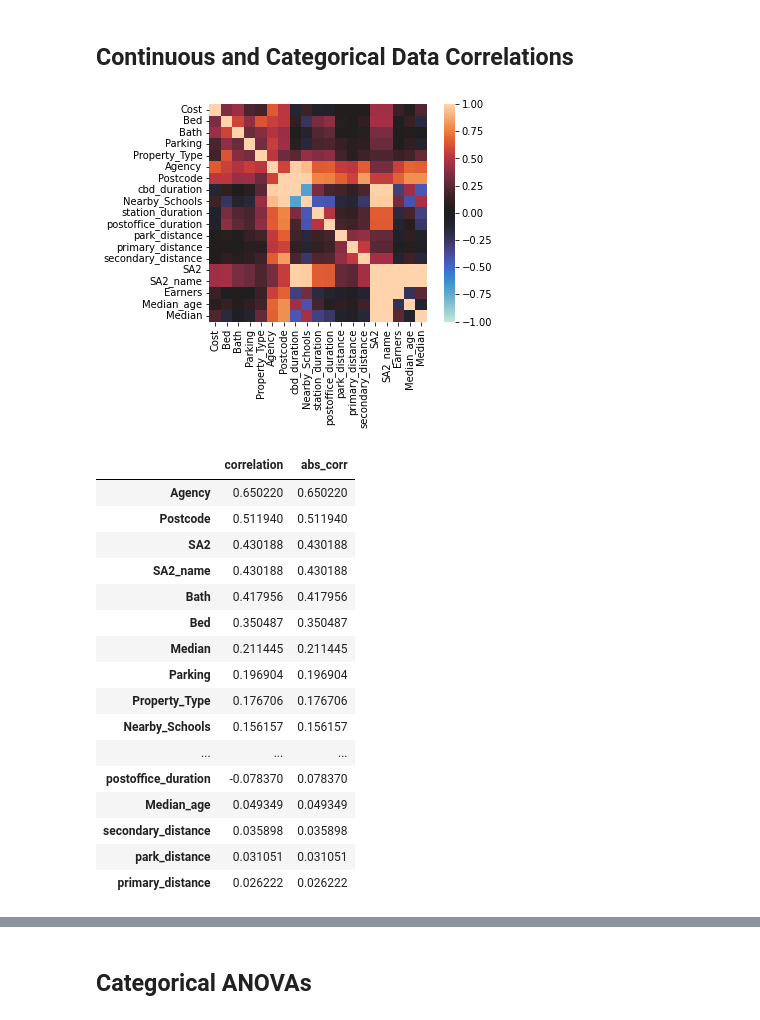
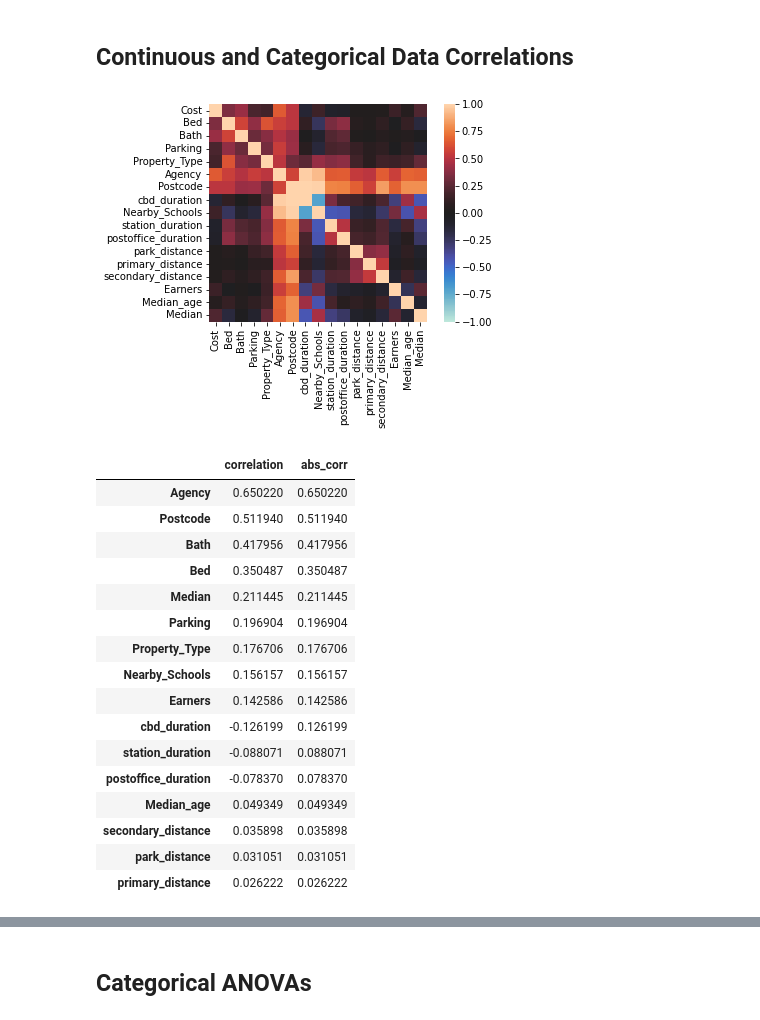
Before and after one commit to MAST30034-Applied-Data-Science/generic-real-estate-consulting-project-group-42, a Jupyter notebook: notebooks/analysis_properties.ipynb, the cells around one changed output, grey strips where cells are left out. Cells and saved outputs as stored; diff of their text form; code cells hidden in the pictures.

```diff
--- a/notebooks/analysis_properties.ipynb
+++ b/notebooks/analysis_properties.ipynb
@@ -109,11 +109,11 @@ cost_correlations.sort_values(by='abs_corr', ascending=False)
 ## Continuous and Categorical Data Correlations
 # %%
 # get correlation of numeric attributes with cost
-exclusions = ['Name', 'Coordinates', 'sa2_2021', 'Sum', 'postoffice_distance', 'station_distance', 'park_duration', 'secondary_duration', 'primary_duration']
+exclusions = ['Name', 'Coordinates', 'sa2_2021', 'SA2', 'SA2_name', 'Sum', 'postoffice_distance', 'station_distance', 'park_duration', 'secondary_duration', 'primary_duration']
 corr_data = properties.drop(exclusions, axis=1)
 corr_mat = dython.nominal.associations(corr_data, annot=False)
 # %% [output]
-[figure, old version]
+[figure, new version]
 # %%
 sorted_mat = corr_mat['corr'].unstack().sort_values()
 
@@ -139,15 +139,15 @@ cost_correlations.drop('Cost')
 |  | correlation | abs_corr |
 | Agency | 0.650220 | 0.650220 |
 | Postcode | 0.511940 | 0.511940 |
-| SA2 | 0.430188 | 0.430188 |
-| SA2_name | 0.430188 | 0.430188 |
 | Bath | 0.417956 | 0.417956 |
 | Bed | 0.350487 | 0.350487 |
 | Median | 0.211445 | 0.211445 |
 | Parking | 0.196904 | 0.196904 |
 | Property_Type | 0.176706 | 0.176706 |
 | Nearby_Schools | 0.156157 | 0.156157 |
-| ... | ... | ... |
+| Earners | 0.142586 | 0.142586 |
+| cbd_duration | -0.126199 | 0.126199 |
+| station_duration | -0.088071 | 0.088071 |
 | postoffice_duration | -0.078370 | 0.078370 |
 | Median_age | 0.049349 | 0.049349 |
 | secondary_distance | 0.035898 | 0.035898 |
```
Also changed, not shown: parts of 1 cell of this notebook, 1 other file.
